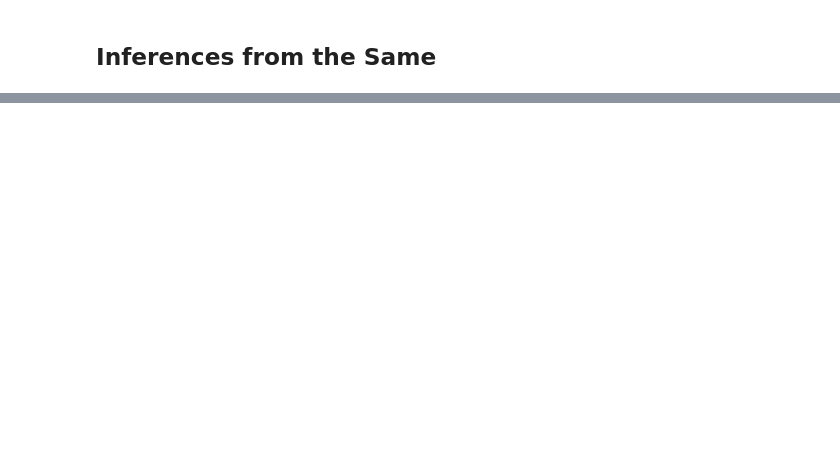
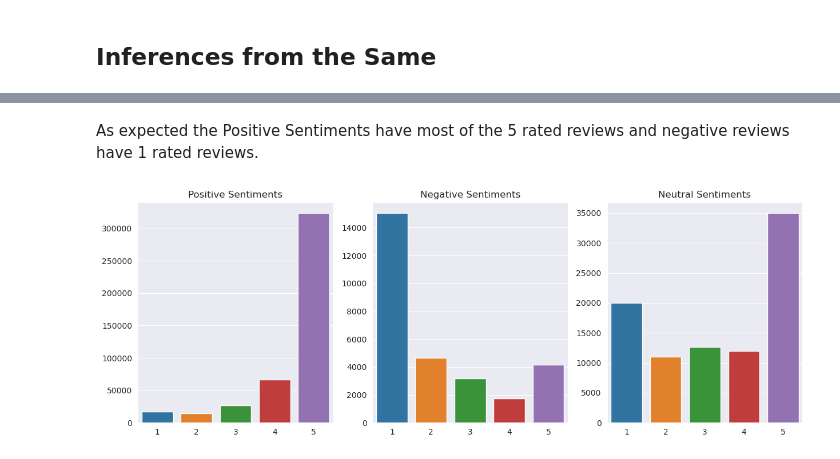
Before and after one commit to anSin2687/DS_course, a Jupyter notebook: Capstone_Projects/Reviews.ipynb, the cells around one changed output, grey strips where cells are left out. Cells and saved outputs as stored; diff of their text form; code cells hidden in the pictures; blank space fills up the shorter version.

```diff
--- a/Capstone_Projects/Reviews.ipynb
+++ b/Capstone_Projects/Reviews.ipynb
@@ -214,0 +305,19 @@ data['Hugging_Face_Sentiment'] = data.Text.apply(hugging_face_analyzer)
+# %% [markdown]
+As expected the Positive Sentiments have most of the 5 rated reviews and negative reviews have 1 rated reviews.
+# %%
+positive_vader = data.loc[data.Vader_sentiment == 'Positive']['Score'].value_counts()
+negative_vader = data.loc[data.Vader_sentiment == 'Negative']['Score'].value_counts()
+neutral_vader = data.loc[data.Vader_sentiment == 'Neutral']['Score'].value_counts()
+
+
+fig,axs = plt.subplots(1,3,figsize = (15,5))
+
+sns.barplot(y = positive_vader.values,x = positive_vader.index,ax = axs[0])
+axs[0].set_title('Positive Sentiments')
+sns.barplot(y = negative_vader.values,x = negative_vader.index,ax = axs[1])
+axs[1].set_title("Negative Sentiments")
+sns.barplot(y = neutral_vader.values,x = neutral_vader.index,ax = axs[2])
+axs[2].set_title('Neutral Sentiments')
+plt.show()
+# %% [output]
+[figure, added]
```
Also changed, not shown: parts of 29 cells of this notebook.
